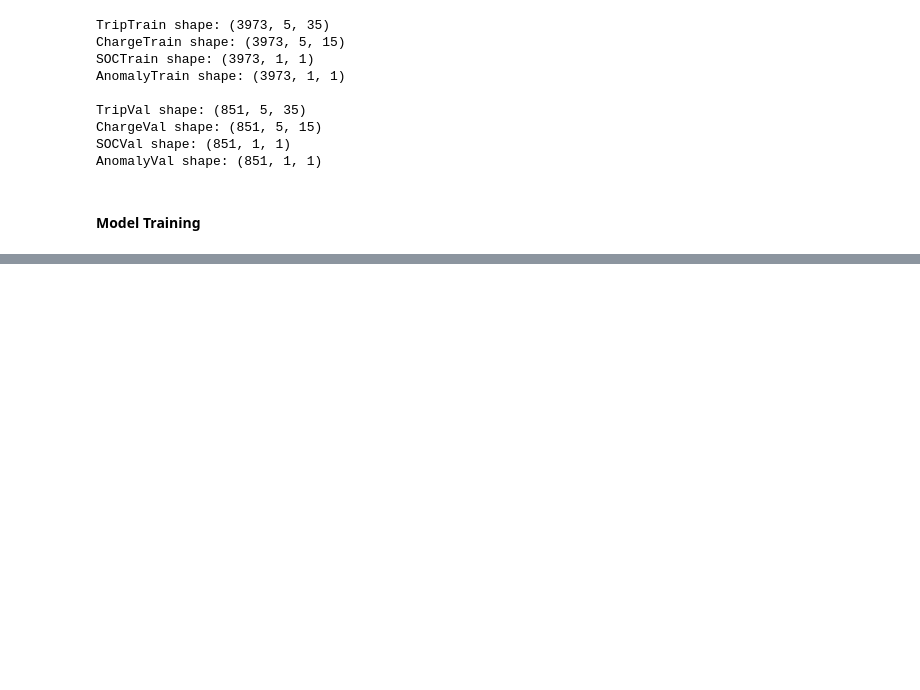
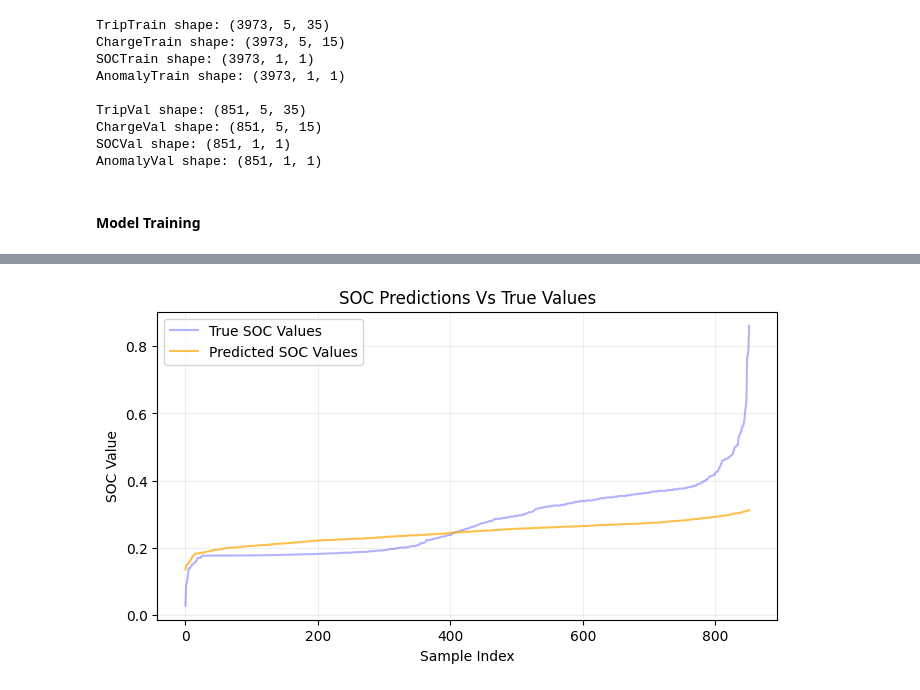
Before and after one commit to MShoaibManzoor/Advanced-Research, a Jupyter notebook: main.ipynb, the cells around one changed output, grey strips where cells are left out. Drawn from its saved outputs; the diff is of its cells as text; code cells hidden in the pictures; blank space fills up the shorter version.

```diff
--- a/main.ipynb
+++ b/main.ipynb
@@ -748,14 +753,17 @@ SOCPreds = FCModel.predict(TripTest)
 SOCPreds = SOCPreds.flatten()
 SOCTest = SOCTest.flatten()
 
-plt.figure(figsize=(12,4))
+plt.figure(figsize=(8,4))
 
-plt.plot(SOCTest, label='True SOC Values', alpha=0.3, color='blue')
-plt.plot(SOCPreds, label='Predicted SOC Values', alpha=0.7, color='orange')
+plt.plot(np.sort(SOCTest), label='True SOC Values',
+         alpha=0.3, color='blue')
+plt.plot(np.sort(SOCPreds), label='Predicted SOC Values',
+         alpha=0.7, color='orange')
 
 plt.title('SOC Predictions Vs True Values')
 plt.xlabel('Sample Index')
 plt.ylabel('SOC Value')
 plt.legend()
-plt.grid()
+plt.grid(alpha=0.2)
 plt.show()
+# %% [output]
@@ -762,3 +771,4 @@ plt.show()
+[figure, added]
 # %%
 from sklearn.metrics import mean_absolute_error, mean_squared_error, r2_score
 
```
Also changed, not shown: parts of 23 cells of this notebook, 16 other files.
